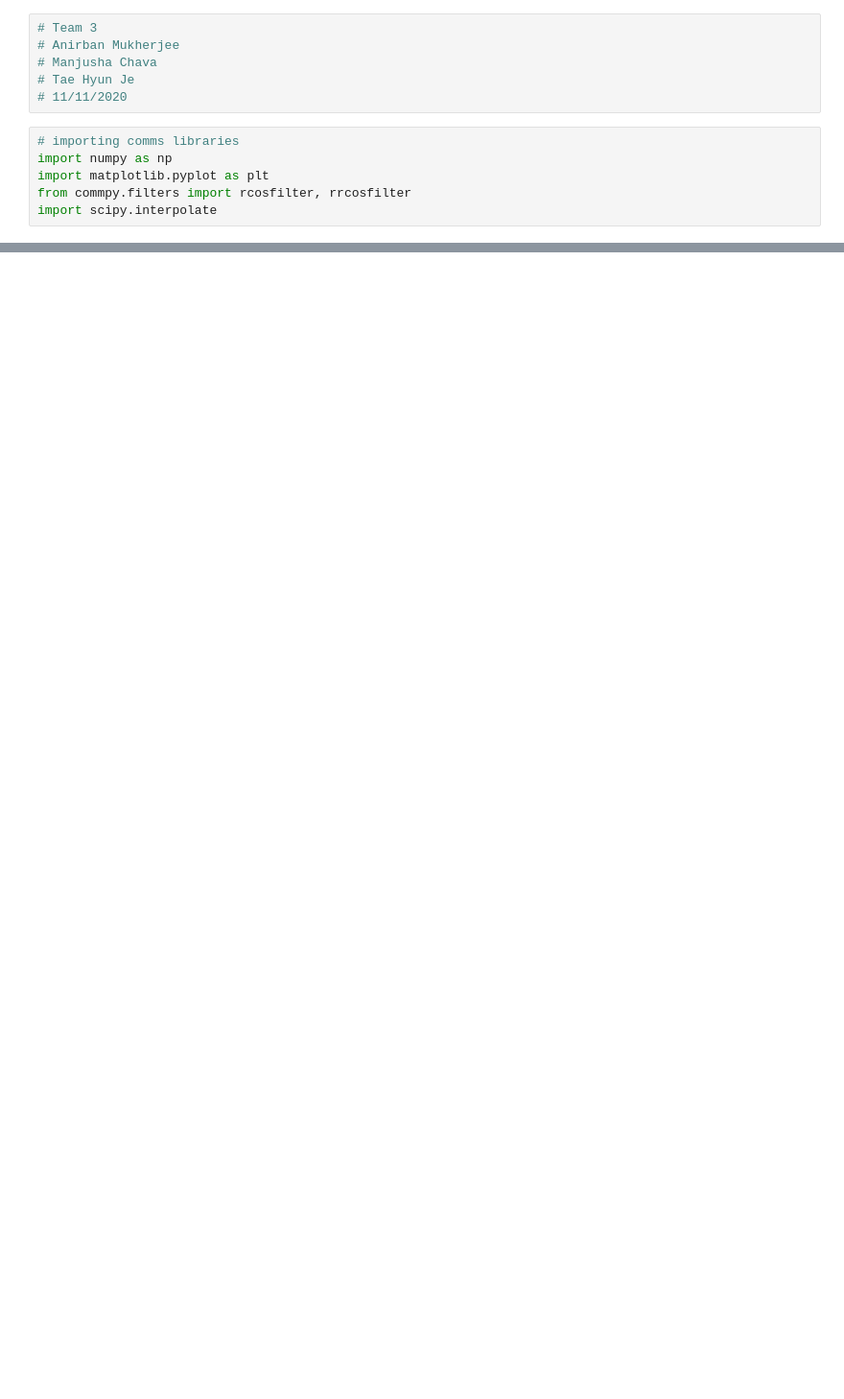
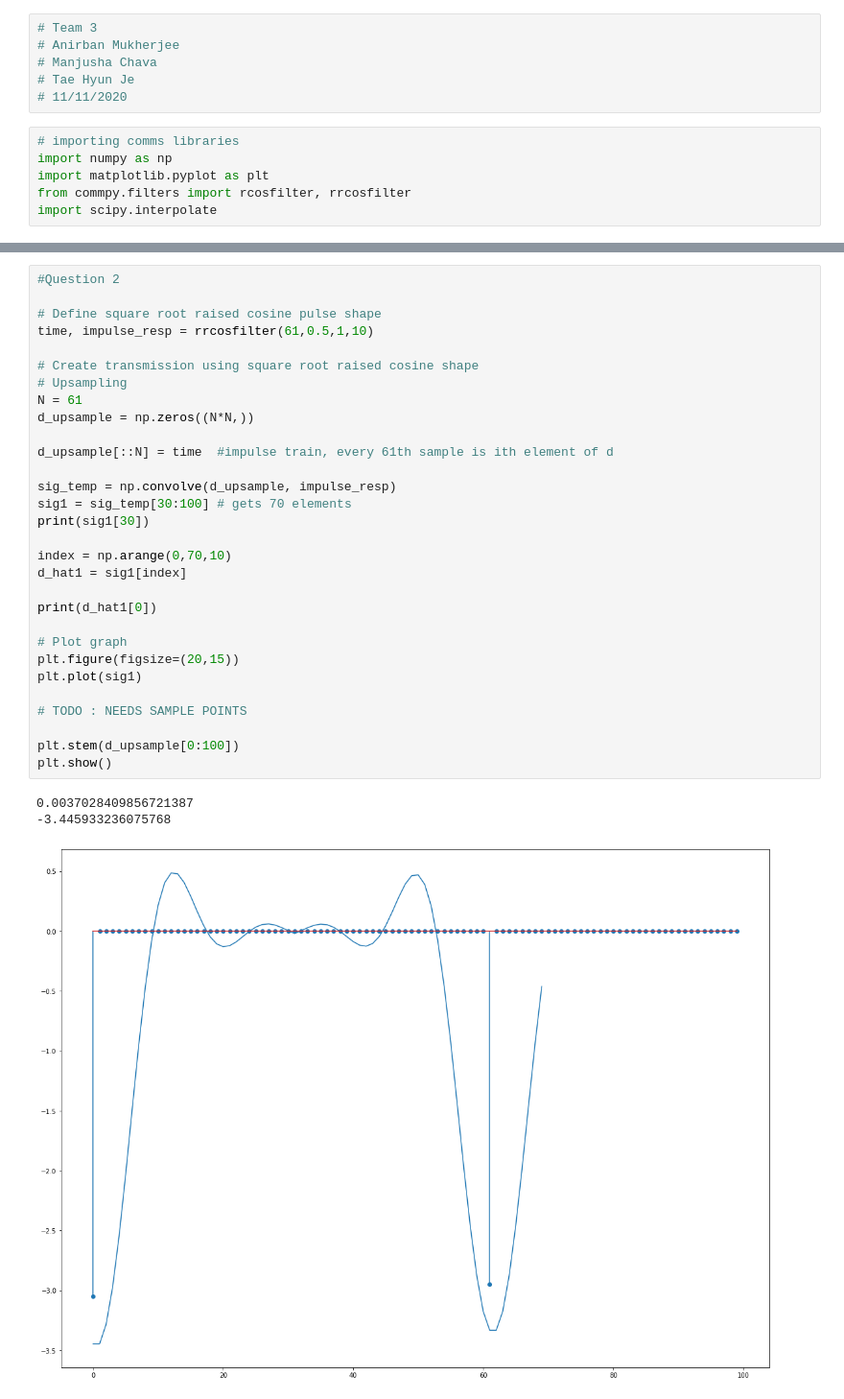
Before and after one commit to jetaehyun/ECE-3311-Projects, a Jupyter notebook: Project 3/ECE3311_Project_3.ipynb, the cells around one changed output, grey strips where cells are left out. Shown at 96% size. Cells and saved outputs as stored; diff of their text form; blank space fills up the shorter version.

Commit message:
question 2

```diff
--- a/Project 3/ECE3311_Project_3.ipynb
+++ b/Project 3/ECE3311_Project_3.ipynb
@@ -46,0 +46,34 @@ plt.show()
+# %%
+#Question 2
+
+# Define square root raised cosine pulse shape
+time, impulse_resp = rrcosfilter(61,0.5,1,10)
+
+# Create transmission using square root raised cosine shape
+# Upsampling
+N = 61
+d_upsample = np.zeros((N*N,))
+
+d_upsample[::N] = time  #impulse train, every 61th sample is ith element of d
+
+sig_temp = np.convolve(d_upsample, impulse_resp)
+sig1 = sig_temp[30:100] # gets 70 elements
+print(sig1[30])
+
+index = np.arange(0,70,10)
+d_hat1 = sig1[index]
+
+print(d_hat1[0])
+
+# Plot graph
+plt.figure(figsize=(20,15))
+plt.plot(sig1)
+
+# TODO : NEEDS SAMPLE POINTS
+
+plt.stem(d_upsample[0:100])
+plt.show()
+# %% [output]
+0.0037028409856721387
+-3.445933236075768
+[figure, added]
```
Also changed, not shown: parts of 1 cell of this notebook, 1 other file.
